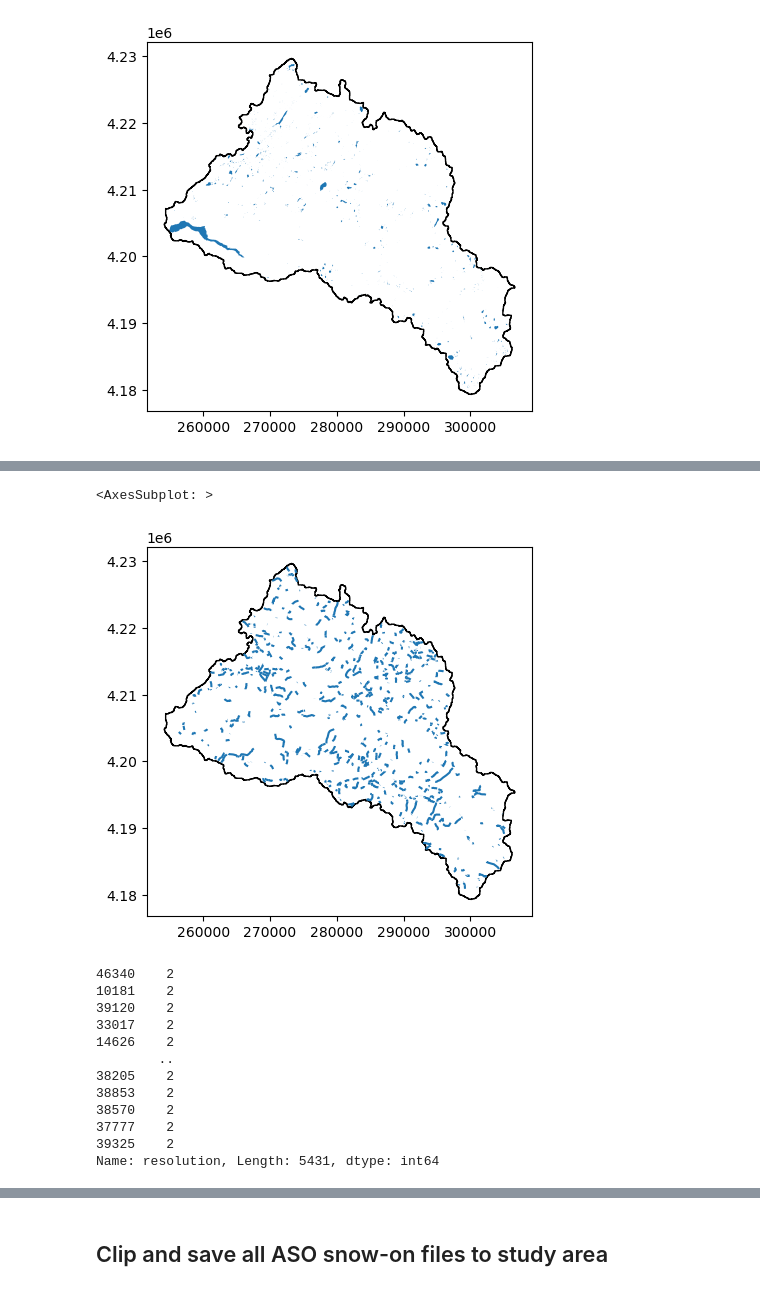
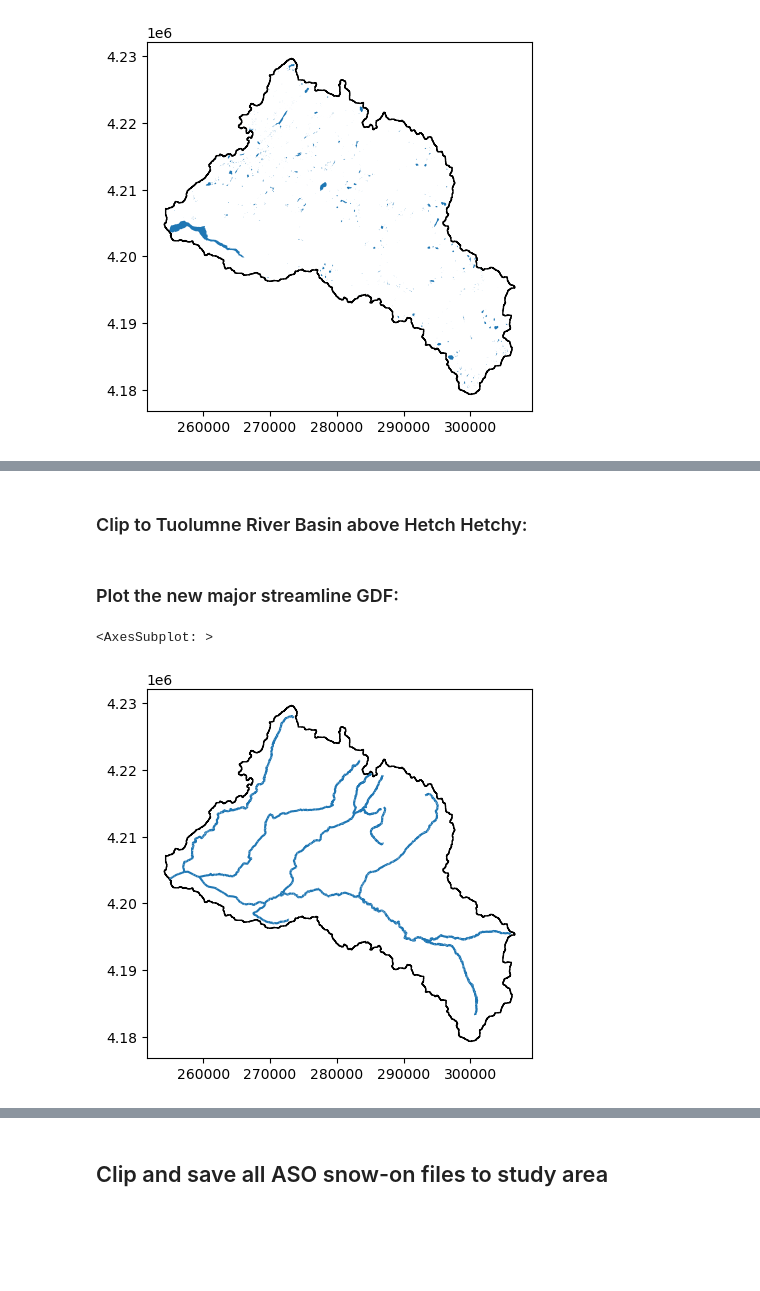
Before and after one commit to bessoh2/icesat2_sr, a Jupyter notebook: notebooks/AUX_dataclean.ipynb, the cells around one changed output, grey strips where cells are left out. Saved outputs shown, nothing was run; the diff lists cells and outputs as text; code cells hidden in the pictures; blank space fills up the shorter version.

```diff
--- a/notebooks/AUX_dataclean.ipynb
+++ b/notebooks/AUX_dataclean.ipynb
@@ -421,0 +439,2 @@ outline_gdf.plot(ax=ax, facecolor='none', edgecolor='k')
+# %%
+outline_gdf = pickle.load(open('../../data/site_outlines/tuolumne_outline_32611.pkl', 'rb'))
@@ -421,0 +443,2 @@ outline_gdf.plot(ax=ax, facecolor='none', edgecolor='k')
+# %%
+nhd = gpd.read_file('../../data/misc/nhd_major_rivers_and_creeks')
@@ -421,0 +447,2 @@ outline_gdf.plot(ax=ax, facecolor='none', edgecolor='k')
+# %%
+nhd = nhd.to_crs('epsg:32611')
@@ -422,24 +466,13 @@ outline_gdf.plot(ax=ax, facecolor='none', edgecolor='k')
+# %% [markdown]
+### Clip to Tuolumne River Basin above Hetch Hetchy:
 # %%
-streamlines_tuol = gpd.clip(streamlines, outline_gdf)
+streamlines_tuol = gpd.clip(nhd, outline_gdf)
+# %% [markdown]
+### Plot the new major streamline GDF:
 # %%
 fig, ax = plt.subplots()
-streamlines_tuol[streamlines_tuol['lengthkm'] > 1].plot(ax=ax)
+streamlines_tuol.plot(ax=ax)
 outline_gdf.plot(ax=ax, facecolor='none', edgecolor='k')
 # %% [output]
 <AxesSubplot: >
-[figure, old version]
+[figure, new version]
-# %%
-streamlines_tuol['resolution']
-# %% [output]
-46340    2
-10181    2
-39120    2
-33017    2
-14626    2
-        ..
-38205    2
-38853    2
-38570    2
-37777    2
-39325    2
-Name: resolution, Length: 5431, dtype: int64
```
Also changed, not shown: parts of 66 cells of this notebook.
